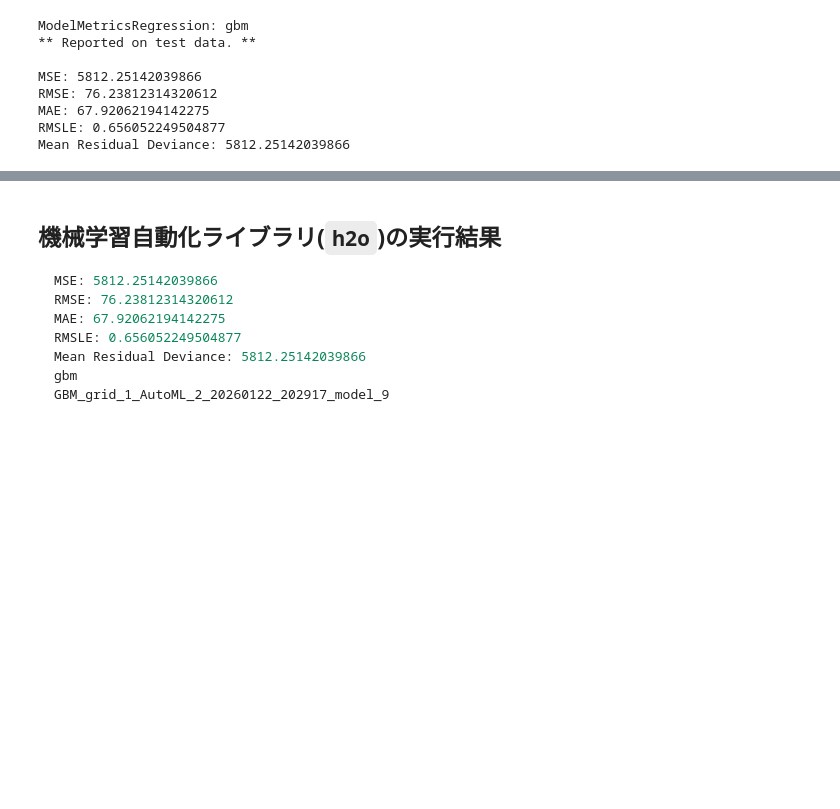
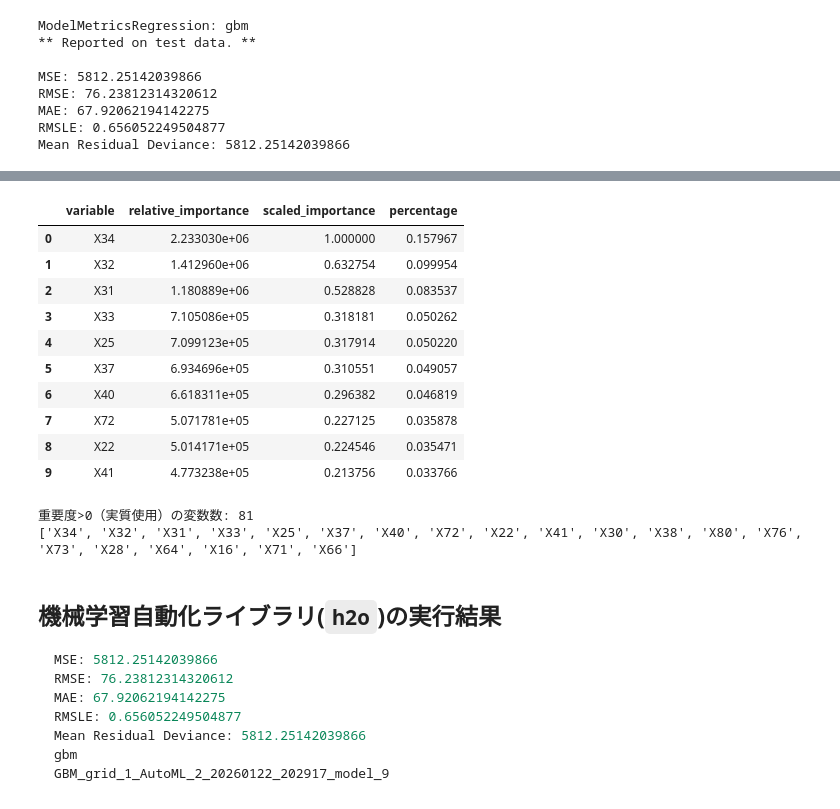
Before and after one commit to yut0takagi/ass-production-management2, a Jupyter notebook: notebook/2-AutoML.ipynb, the cells around one changed output, grey strips where cells are left out. Drawn from its saved outputs; the diff is of its cells as text; code cells hidden in the pictures; blank space fills up the shorter version.

````diff
--- a/notebook/2-AutoML.ipynb
+++ b/notebook/2-AutoML.ipynb
@@ -176,3 +184,26 @@ GBM_grid_1_AutoML_2_20260122_202917_model_9
+# %%
+leader = aml.leader  # すでにある前提
+
+vi = leader.varimp(use_pandas=True)
+display(vi.head(10))  # variable / relative_importance / percentage などが見える
+
+used = vi.loc[vi["percentage"] > 0, "variable"].tolist()
+print("重要度>0（実質使用）の変数数:", len(used))
+print(used[:20])
+# %% [output]
+|  | variable | relative_importance | scaled_importance | percentage |
+| 0 | X34 | 2.233030e+06 | 1.000000 | 0.157967 |
+| 1 | X32 | 1.412960e+06 | 0.632754 | 0.099954 |
+| 2 | X31 | 1.180889e+06 | 0.528828 | 0.083537 |
+| 3 | X33 | 7.105086e+05 | 0.318181 | 0.050262 |
+| 4 | X25 | 7.099123e+05 | 0.317914 | 0.050220 |
+| 5 | X37 | 6.934696e+05 | 0.310551 | 0.049057 |
+| 6 | X40 | 6.618311e+05 | 0.296382 | 0.046819 |
+| 7 | X72 | 5.071781e+05 | 0.227125 | 0.035878 |
+| 8 | X22 | 5.014171e+05 | 0.224546 | 0.035471 |
+| 9 | X41 | 4.773238e+05 | 0.213756 | 0.033766 |
+重要度>0（実質使用）の変数数: 81
+['X34', 'X32', 'X31', 'X33', 'X25', 'X37', 'X40', 'X72', 'X22', 'X41', 'X30', 'X38', 'X80', 'X76', 'X73', 'X28', 'X64', 'X16', 'X71', 'X66']
 # %% [markdown]
 ## 機械学習自動化ライブラリ(`h2o`)の実行結果
 ```bash
````
Also changed, not shown: parts of 3 cells of this notebook, 7 other files.
